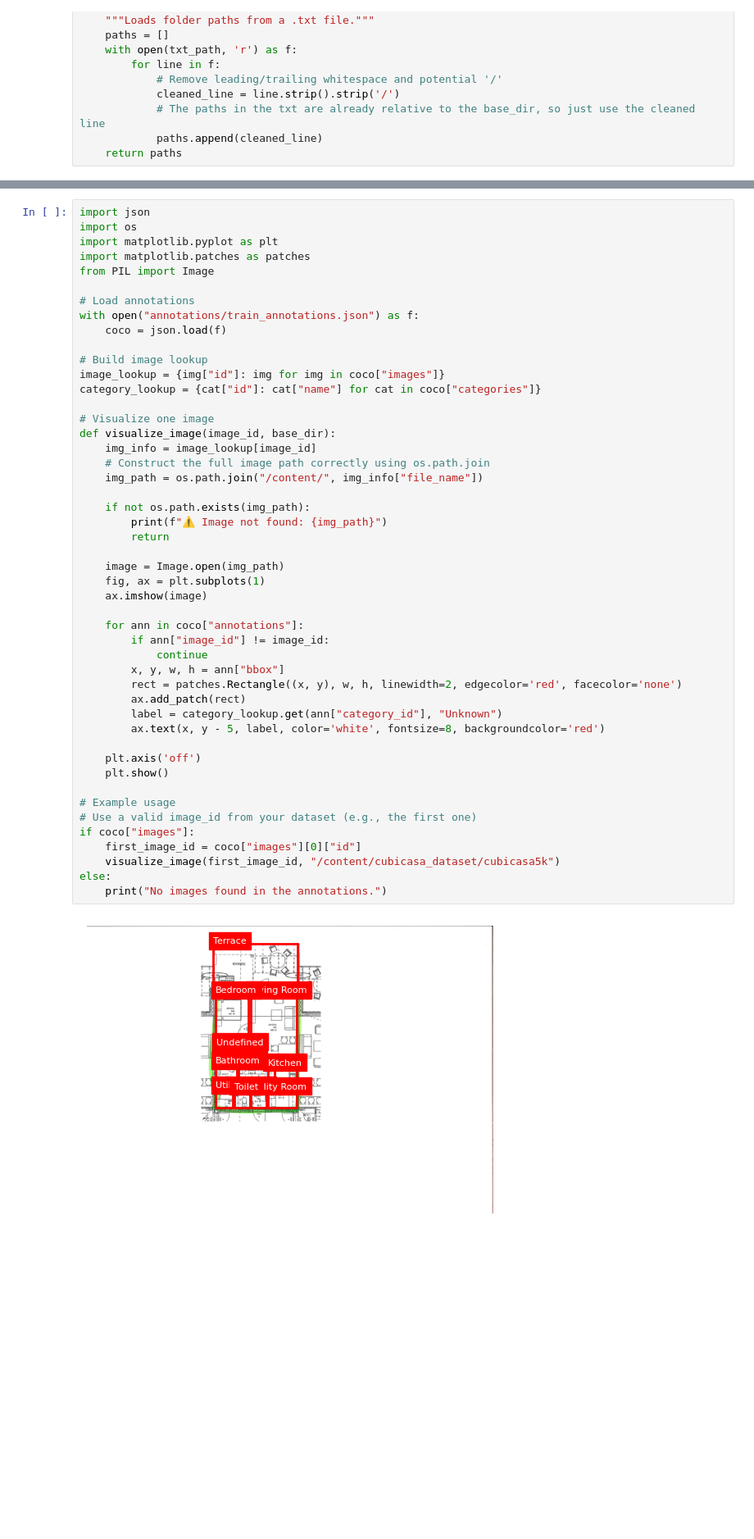
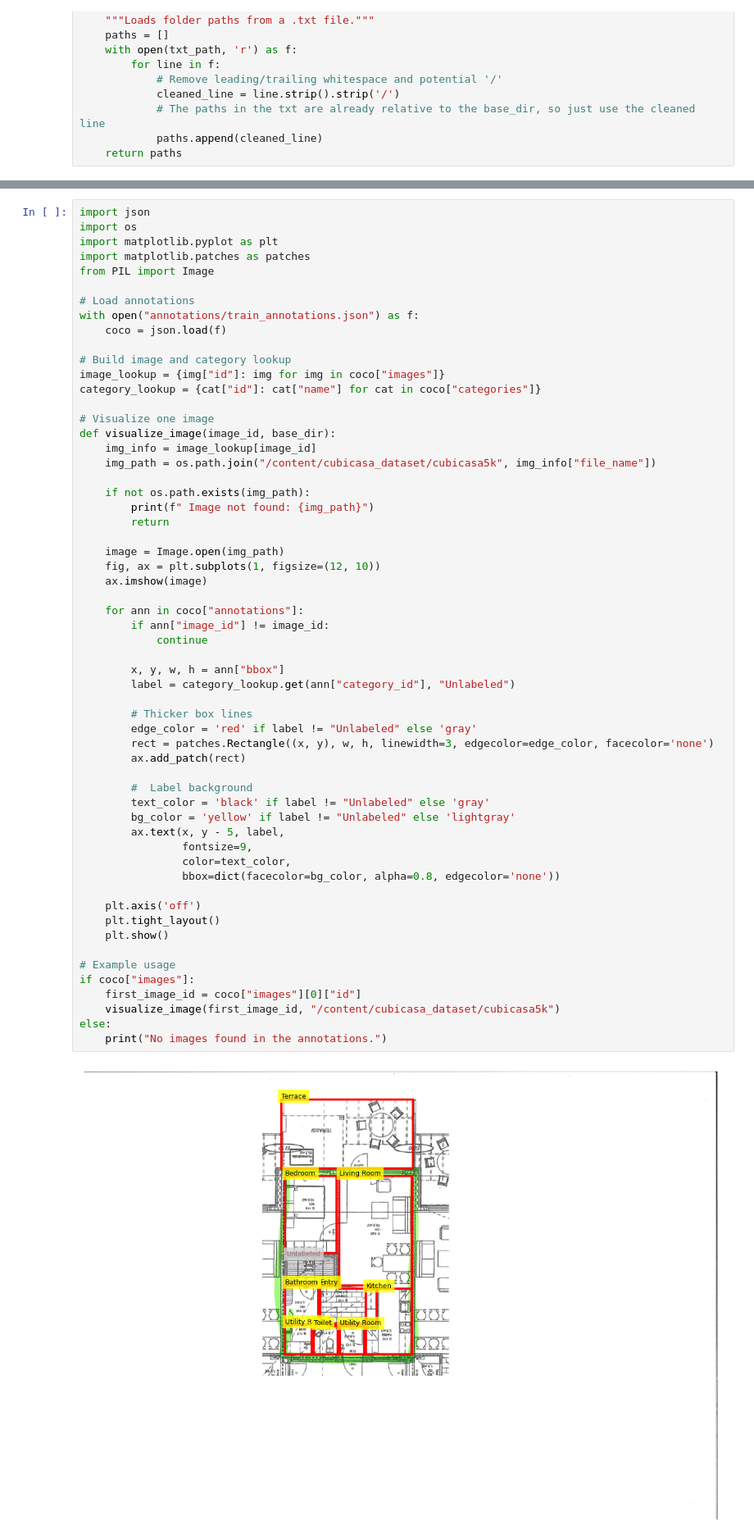
Before and after one commit to anuvarma10/floorplan-staicase-segmentation-FASTER-R-CNN, a Jupyter notebook: website/docs/tutorial/code-executors.ipynb, the cells around one changed output, grey strips where cells are left out. Shown at 82% size. Drawn from its saved outputs; the diff is of its cells as text; blank space fills up the shorter version.

```diff
--- a/website/docs/tutorial/code-executors.ipynb
+++ b/website/docs/tutorial/code-executors.ipynb
@@ -426,42 +613,52 @@ from PIL import Image
 with open("annotations/train_annotations.json") as f:
     coco = json.load(f)
 
-# Build image lookup
+# Build image and category lookup
 image_lookup = {img["id"]: img for img in coco["images"]}
 category_lookup = {cat["id"]: cat["name"] for cat in coco["categories"]}
 
 # Visualize one image
 def visualize_image(image_id, base_dir):
     img_info = image_lookup[image_id]
-    # Construct the full image path correctly using os.path.join
-    img_path = os.path.join("/content/", img_info["file_name"])
+    img_path = os.path.join("/content/cubicasa_dataset/cubicasa5k", img_info["file_name"])
 
     if not os.path.exists(img_path):
-        print(f"⚠️ Image not found: {img_path}")
+        print(f" Image not found: {img_path}")
         return
 
     image = Image.open(img_path)
-    fig, ax = plt.subplots(1)
+    fig, ax = plt.subplots(1, figsize=(12, 10))
     ax.imshow(image)
 
     for ann in coco["annotations"]:
         if ann["image_id"] != image_id:
             continue
+
         x, y, w, h = ann["bbox"]
-        rect = patches.Rectangle((x, y), w, h, linewidth=2, edgecolor='red', facecolor='none')
+        label = category_lookup.get(ann["category_id"], "Unlabeled")
+
+        # Thicker box lines
+        edge_color = 'red' if label != "Unlabeled" else 'gray'
+        rect = patches.Rectangle((x, y), w, h, linewidth=3, edgecolor=edge_color, facecolor='none')
         ax.add_patch(rect)
-        label = category_lookup.get(ann["category_id"], "Unknown")
-        ax.text(x, y - 5, label, color='white', fontsize=8, backgroundcolor='red')
+
+        #  Label background
+        text_color = 'black' if label != "Unlabeled" else 'gray'
+        bg_color = 'yellow' if label != "Unlabeled" else 'lightgray'
+        ax.text(x, y - 5, label,
+                fontsize=9,
+                color=text_color,
+                bbox=dict(facecolor=bg_color, alpha=0.8, edgecolor='none'))
 
     plt.axis('off')
+    plt.tight_layout()
     plt.show()
 
 # Example usage
-# Use a valid image_id from your dataset (e.g., the first one)
 if coco["images"]:
     first_image_id = coco["images"][0]["id"]
     visualize_image(first_image_id, "/content/cubicasa_dataset/cubicasa5k")
 else:
     print("No images found in the annotations.")
 # %% [output]
-[figure, old version]
+[figure, new version]
```
Also changed, not shown: parts of 11 cells of this notebook.
